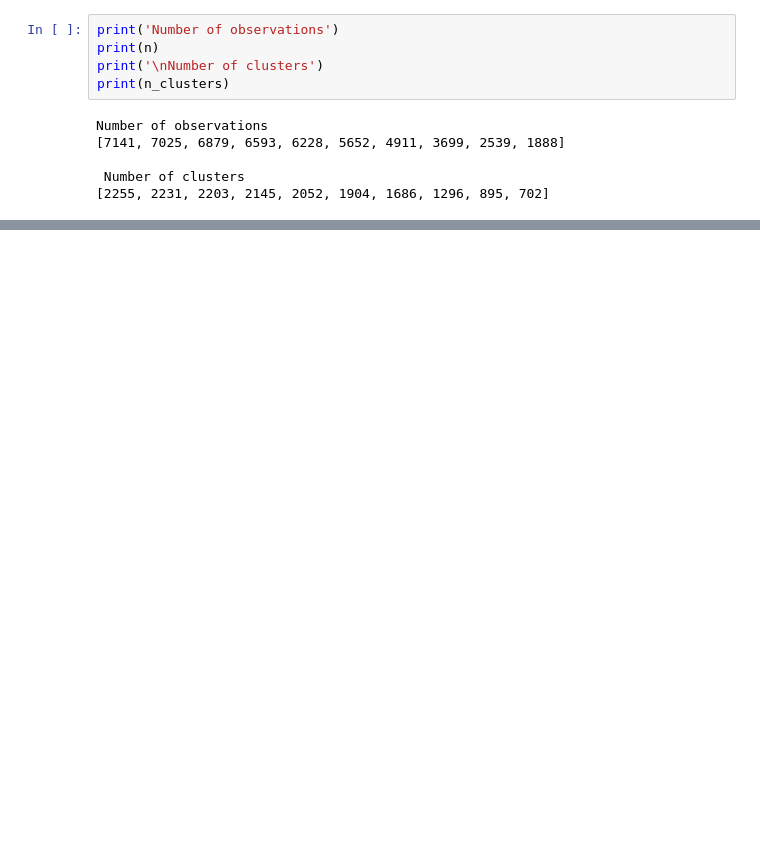
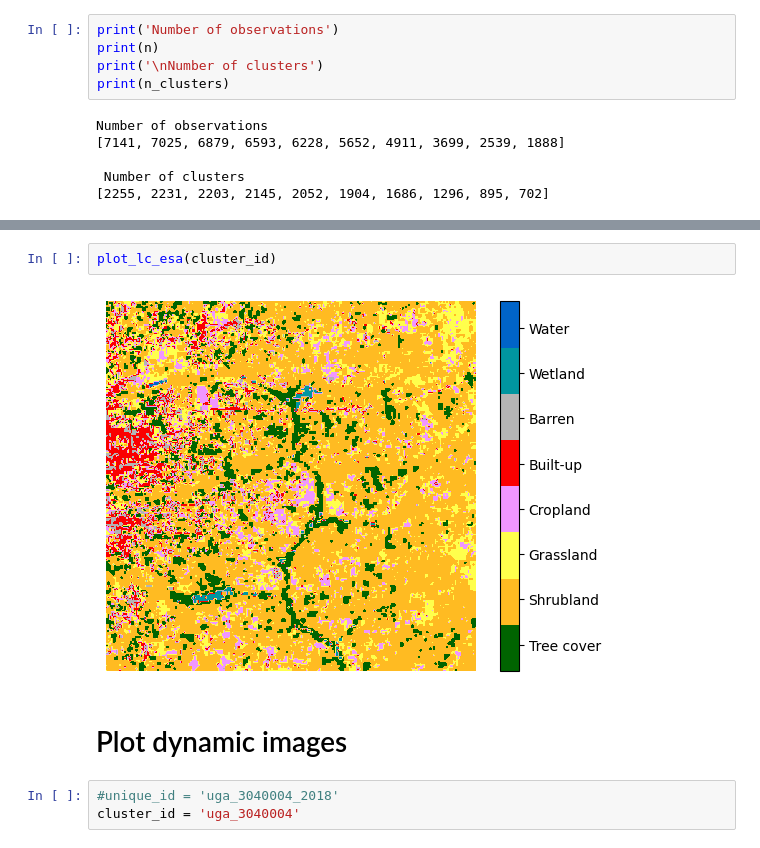
Before and after one commit to nateso/predicting_poverty, a Jupyter notebook: analysis/08_descriptive_statistics.ipynb, the cells around one changed output, grey strips where cells are left out. Cells and saved outputs as stored; diff of their text form; blank space fills up the shorter version.

```diff
--- a/analysis/08_descriptive_statistics.ipynb
+++ b/analysis/08_descriptive_statistics.ipynb
@@ -115,0 +146,9 @@ Number of observations
+# %%
+plot_lc_esa(cluster_id)
+# %% [output]
+[figure, added]
+# %% [markdown]
+# Plot dynamic images
+# %%
+#unique_id = 'uga_3040004_2018'
+cluster_id = 'uga_3040004'
```
Also changed, not shown: parts of 20 cells of this notebook.
